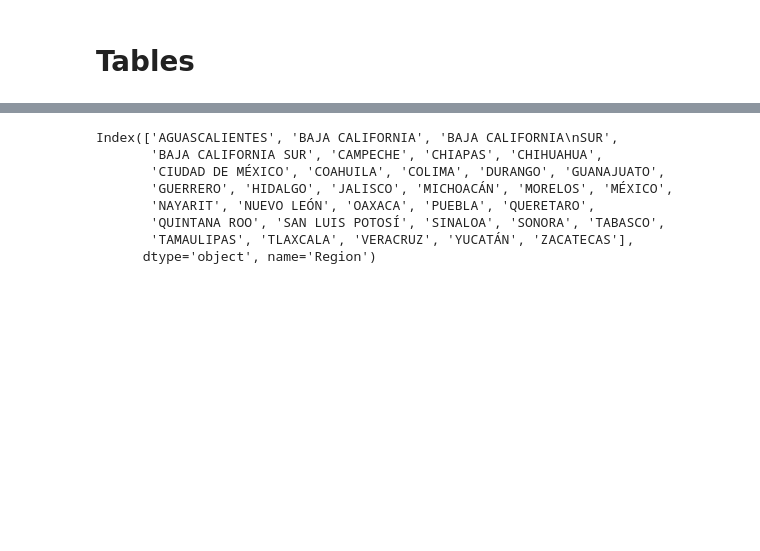
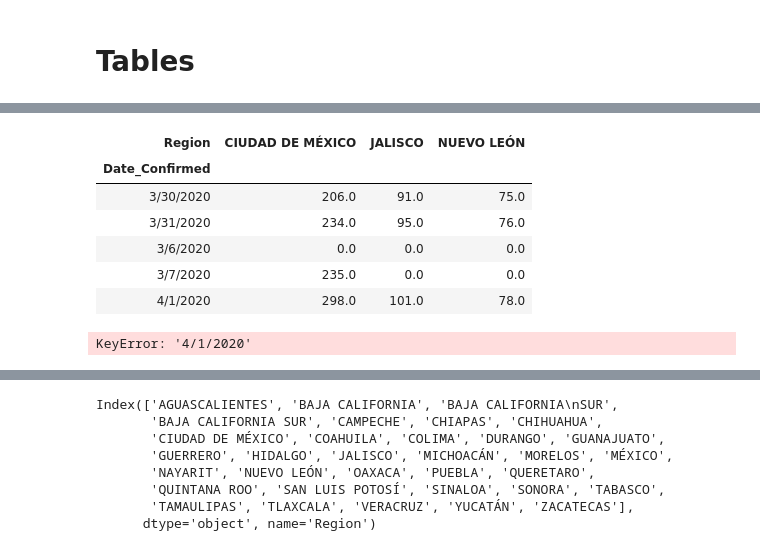
Before and after one commit to marianarf/covid19_mexico_analysis, a Jupyter notebook: 01_mexico_confirmed_cases_by_date.ipynb, the cells around one changed output, grey strips where cells are left out. Cells and saved outputs as stored; diff of their text form; code cells hidden in the pictures; blank space fills up the shorter version.

```diff
--- a/01_mexico_confirmed_cases_by_date.ipynb
+++ b/01_mexico_confirmed_cases_by_date.ipynb
@@ -38,4 +37,4 @@ cum_df.to_csv('output_data/mexico/confirmed_long_format.csv')
 # %% [markdown]
 # Tables
 # %%
-pivot_tbl_cum = cum_df.reset_index().pivot('Region','Date_Confirmed','Region_Cumulative').T
+pivot_tbl_cum = cum_df.reset_index().pivot('Region','Date_Confirmed','Region_Cumulative').T.fillna(0)
@@ -52,0 +41,21 @@ pivot_tbl_cum.head()
+# %%
+df = pivot_tbl_cum
+# %%
+df[['CIUDAD DE MÉXICO','JALISCO','NUEVO LEÓN']].tail()
+# %% [output]
+| Region | CIUDAD DE MÉXICO | JALISCO | NUEVO LEÓN |
+| Date_Confirmed |  |  |  |
+| 3/30/2020 | 206.0 | 91.0 | 75.0 |
+| 3/31/2020 | 234.0 | 95.0 | 76.0 |
+| 3/6/2020 | 0.0 | 0.0 | 0.0 |
+| 3/7/2020 | 235.0 | 0.0 | 0.0 |
+| 4/1/2020 | 298.0 | 101.0 | 78.0 |
+# %%
+for i in range(len(df[state])):
+    for state in df.columns:
+        if df[state][index] >= 10:
+            print((df[state]))
+            print(df.index[index])
+        break
+# %% [output]
+KeyError: '4/1/2020'
```
Also changed, not shown: parts of 10 cells of this notebook, 1 other file.
